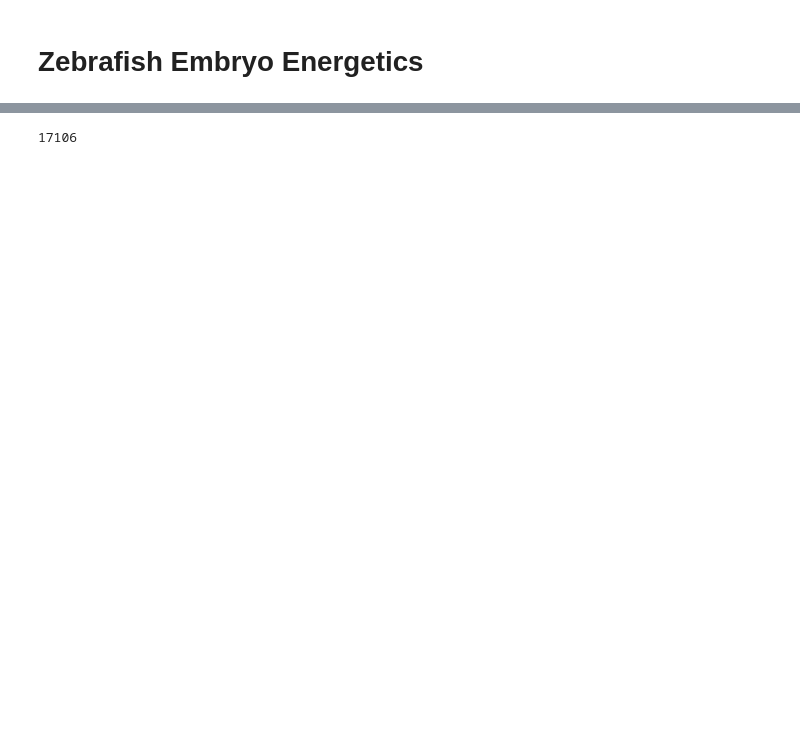
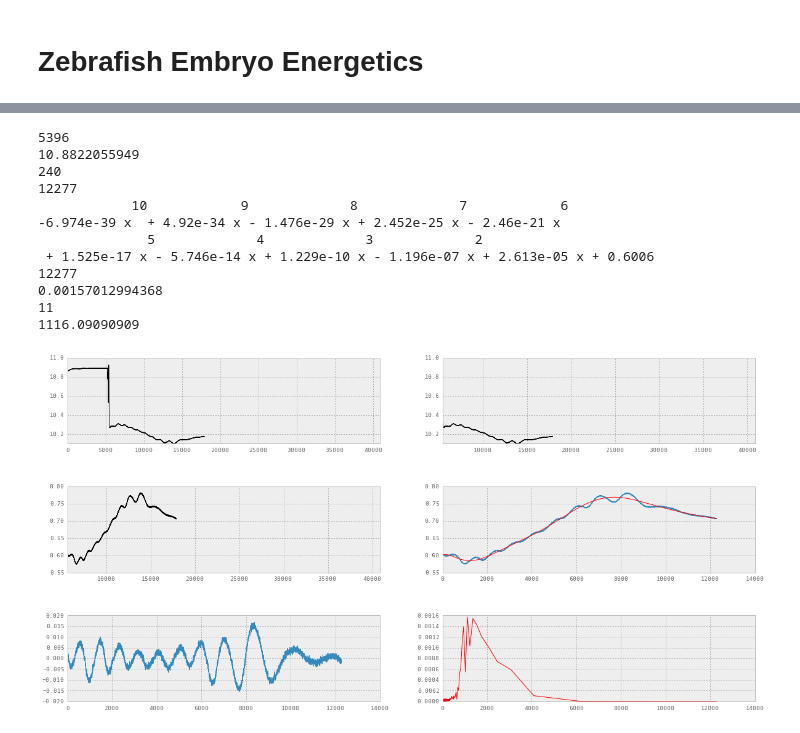
Before and after one commit to hugobowne/zebrafish_embryogenesis_energetics, a Jupyter notebook: ZF_energetics_notes.ipynb, the cells around one changed output, grey strips where cells are left out. Saved outputs shown, nothing was run; the diff lists cells and outputs as text; code cells hidden in the pictures; blank space fills up the shorter version.

```diff
--- a/ZF_energetics_notes.ipynb
+++ b/ZF_energetics_notes.ipynb
@@ -49,4 +26,76 @@ plt.plot(x[5000:],y[5000:])
-# %%
-indmin
-# %% [output]
-17106
+# %%
+x = data['time']
+y = data['y150901']
+fig1 = plt.figure(figsize=(20,10))
+ax1 = fig1.add_subplot(3, 2, 1)
+ax2 = fig1.add_subplot(3, 2, 2)
+ax3 = fig1.add_subplot(3, 2, 3)
+ax4 = fig1.add_subplot(3, 2, 4)
+ax5 = fig1.add_subplot(3, 2, 5)
+ax6 = fig1.add_subplot(3, 2, 6)
+
+y.plot(ax = ax1 , style='k')
+#r.plot(style='k')
+#dy = pd.Series.diff(r)
+#ddy = pd.Series.diff(dy)
+#r.plot(style='k')
+m = np.argmax(y)
+yin_av = np.mean(y[:m/2])
+print m
+print yin_av
+####
+
+y[m:].plot(ax = ax2 , style='k')
+###
+z = y[m:]
+z1 = pd.rolling_mean(z, 150)
+k1 = argrelextrema(z1.values,np.less)[0] #local minima
+s = yin_av-y[m+k1[0]:]
+xs = x[m+k1[0]:]
+s.plot( ax = ax3 ,  style='k')
+print k1[0]
+
+
+######
+s1 = s[~np.isnan(s)]
+print sum(~np.isnan(s))
+xs = range(0,len(s1))
+#plt.plot(xs,s1)
+f = np.polyfit(xs, s1, 10)
+p = np.poly1d(f)
+ax4.plot(xs,s1,'-',xs,p(xs),'r-')
+#http://docs.scipy.org/doc/numpy/reference/generated/numpy.polyfit.html
+print p
+###
+osc = s1 - p(xs)
+ax5.plot(xs,osc)
+###
+
+#https://plot.ly/matplotlib/fft/
+Fs = 1
+n = len(osc) # length of the signal
+k = np.arange(n)
+T = n/Fs
+frq = k/float(T) # two sides frequency range
+frq = frq[range(n/2)] # one side frequency range
+Y = np.fft.fft(osc)/n # fft computing and normalization
+Y = Y[range(n/2)]
+print n
+ax6.plot(1/frq,abs(Y),'r') # plotting the spectrum
+print max(abs(Y))
+print np.argmax(abs(Y))
+print 1/frq[np.argmax(abs(Y))]
+# %% [output]
+5396
+10.8822055949
+240
+12277
+            10            9             8             7            6
+-6.974e-39 x  + 4.92e-34 x - 1.476e-29 x + 2.452e-25 x - 2.46e-21 x
+              5             4             3             2
+ + 1.525e-17 x - 5.746e-14 x + 1.229e-10 x - 1.196e-07 x + 2.613e-05 x + 0.6006
+12277
+0.00157012994368
+11
+1116.09090909
+[figure, added]
```
Also changed, not shown: parts of 25 cells of this notebook.
